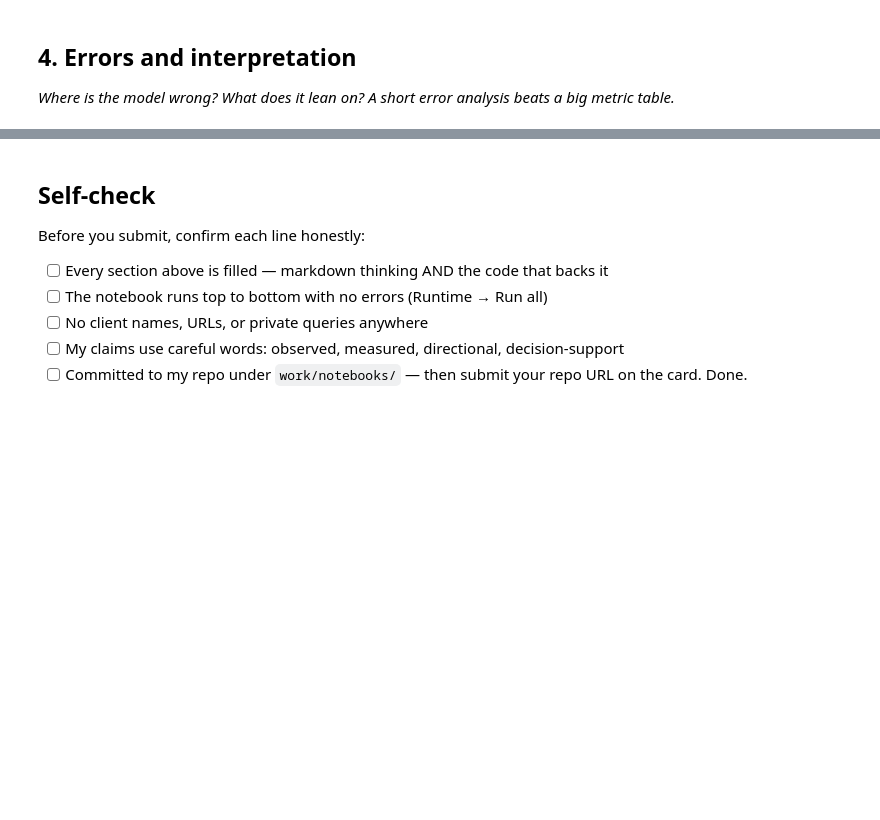
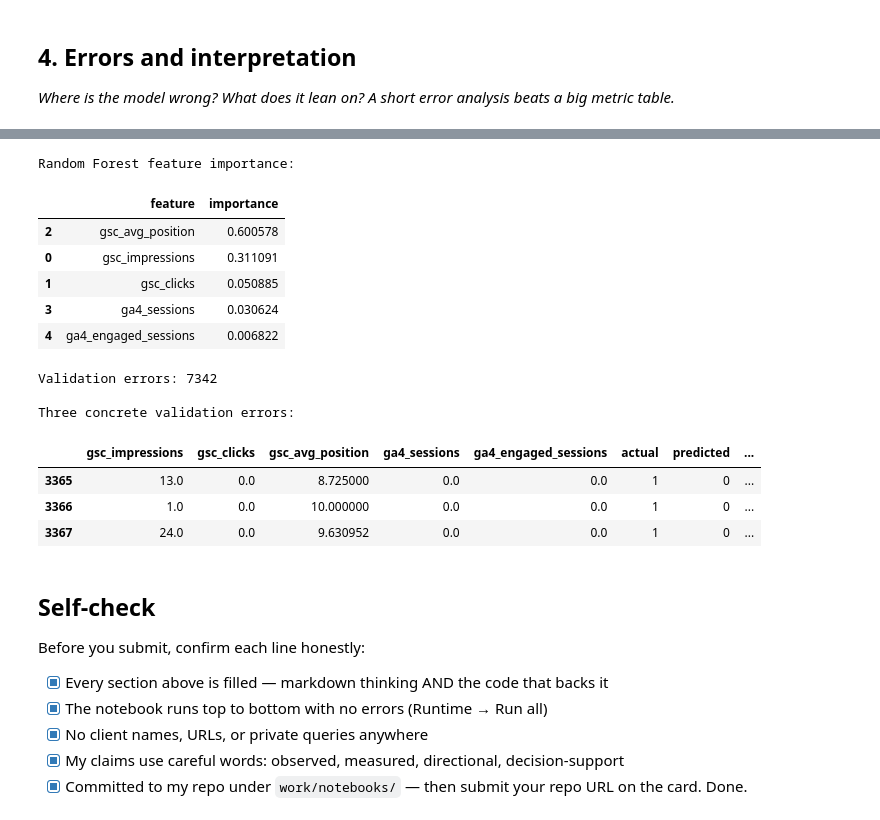
Before and after one commit to ahmed-morad15/flyrank-ml-internship, a Jupyter notebook: work/notebooks/w05_model.ipynb, the cells around one changed output, grey strips where cells are left out. Cells and saved outputs as stored; diff of their text form; code cells hidden in the pictures; blank space fills up the shorter version.

```diff
--- a/work/notebooks/w05_model.ipynb
+++ b/work/notebooks/w05_model.ipynb
@@ -29,0 +266,18 @@ This skeleton is yours to fill. Work the sections **in order** — each one has
+# %%
+from sklearn.ensemble import RandomForestClassifier
+
+rf = Pipeline([
+    ("imputer", SimpleImputer(strategy="median")),
+    ("model", RandomForestClassifier(
+        n_estimators=200,
+        random_state=RANDOM_STATE,
+        n_jobs=-1
+    ))
+])
+
+rf.fit(X_train, y_train)
+
+rf_pred = rf.predict(X_val)
+rf_prob = rf.predict_proba(X_val)[:, 1]
+
+print("Random Forest trained.")
@@ -37,10 +374,53 @@ This skeleton is yours to fill. Work the sections **in order** — each one has
+# %%
+# Get the Random Forest estimator from the pipeline
+rf_model = rf.named_steps["model"]
+
+# Feature importance
+feature_importance = pd.DataFrame({
+    "feature": X_train.columns,
+    "importance": rf_model.feature_importances_
+}).sort_values("importance", ascending=False)
+
+print("Random Forest feature importance:")
+display(feature_importance)
+
+# Validation predictions
+rf_pred = rf.predict(X_val)
+rf_prob = rf.predict_proba(X_val)[:, 1]
+
+# Find incorrect predictions
+error_mask = rf_pred != y_val
+
+errors = X_val.loc[error_mask].copy()
+errors["actual"] = y_val.loc[error_mask]
+errors["predicted"] = rf_pred[error_mask]
+errors["predicted_probability"] = rf_prob[error_mask]
+
+print(f"Validation errors: {len(errors)}")
+print("\nThree concrete validation errors:")
+display(errors.head(3))
+# %% [output]
+Random Forest feature importance:
+|  | feature | importance |
+| 2 | gsc_avg_position | 0.600578 |
+| 0 | gsc_impressions | 0.311091 |
+| 1 | gsc_clicks | 0.050885 |
+| 3 | ga4_sessions | 0.030624 |
+| 4 | ga4_engaged_sessions | 0.006822 |
+Validation errors: 7342
+
+Three concrete validation errors:
+|  | gsc_impressions | gsc_clicks | gsc_avg_position | ga4_sessions | ga4_engaged_sessions | actual | predicted | ... |
+| 3365 | 13.0 | 0.0 | 8.725000 | 0.0 | 0.0 | 1 | 0 | ... |
+| 3366 | 1.0 | 0.0 | 10.000000 | 0.0 | 0.0 | 1 | 0 | ... |
+| 3367 | 24.0 | 0.0 | 9.630952 | 0.0 | 0.0 | 1 | 0 | ... |
 # %% [markdown]
 ## Self-check
 
 Before you submit, confirm each line honestly:
 
-- [ ] Every section above is filled — markdown thinking AND the code that backs it
-- [ ] The notebook runs top to bottom with no errors (Runtime → Run all)
-- [ ] No client names, URLs, or private queries anywhere
-- [ ] My claims use careful words: observed, measured, directional, decision-support
-- [ ] Committed to my repo under `work/notebooks/` — then submit your repo URL on the card. Done.
+- [x] Every section above is filled — markdown thinking AND the code that backs it
+- [x] The notebook runs top to bottom with no errors (Runtime → Run all)
+- [x] No client names, URLs, or private queries anywhere
+- [x] My claims use careful words: observed, measured, directional, decision-support
+- [x] Committed to my repo under `work/notebooks/` — then submit your repo URL on the card. Done.
```
Also changed, not shown: parts of 20 cells of this notebook.
